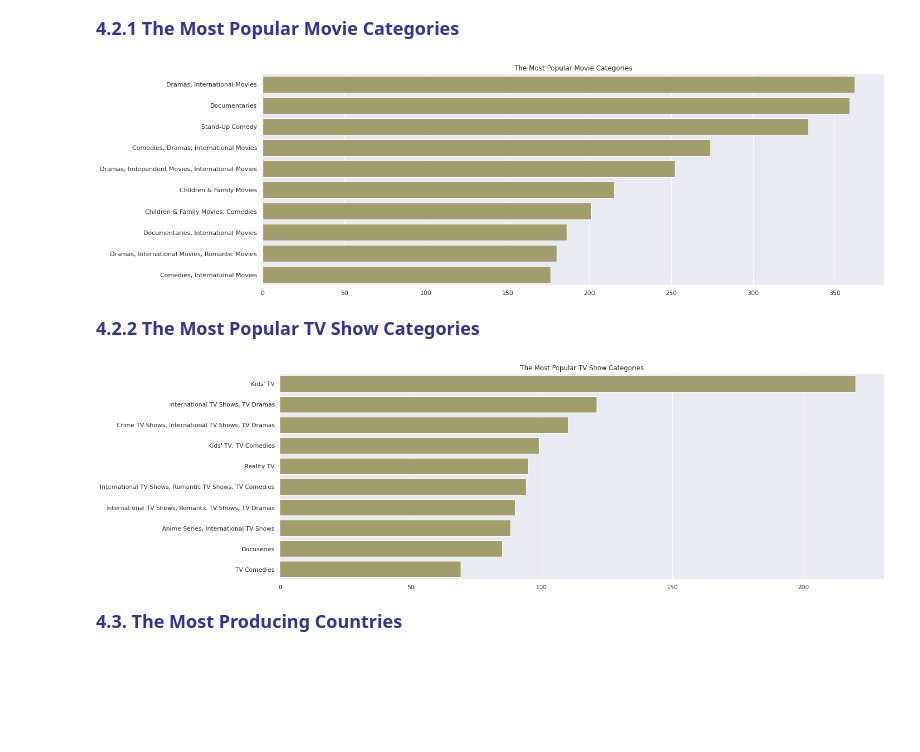
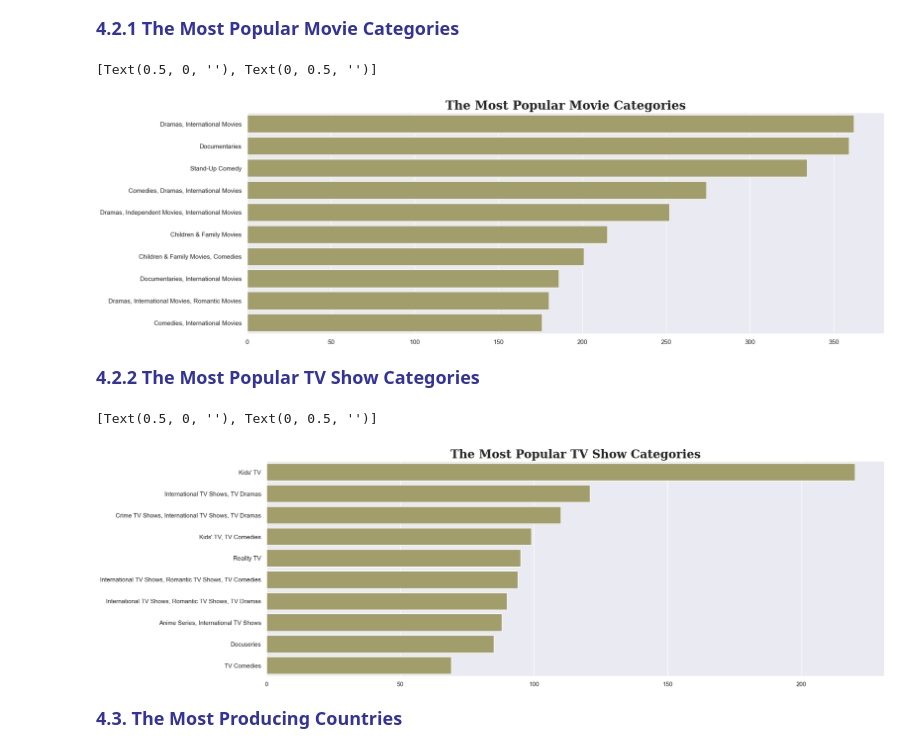
Before and after one commit to felicebenita/felicebtan.github.io, a Jupyter notebook: jupyter-notebook/netflix-eda-visualization.ipynb, the cells around one changed output. Drawn from its saved outputs; the diff is of its cells as text; code cells hidden in the pictures; blank space fills up the shorter version.

```diff
--- a/jupyter-notebook/netflix-eda-visualization.ipynb
+++ b/jupyter-notebook/netflix-eda-visualization.ipynb
@@ -17,6 +16,6 @@ from wordcloud import WordCloud
 # %%
 # Reading data
-df = pd.read_csv('../input/netflix-shows/netflix_titles.csv') # Loading data
+df = pd.read_csv('D:/Pedoman/Porto Folios/Netflix Movies and TV Shows/netflix_titles.csv') # Loading data
 df.head() # Displaying the first 5 lines of the dataset
 # %% [output]
 |  | show_id | type | title | director | cast | country | date_added | release_year | rating | duration | ... |
@@ -210,13 +208,16 @@ plt.show()
 # %%
 movies_cat = df[df['type'] == 'Movie']
 movies_cat = movies_cat[movies_cat['listed_in'] != 'Unspecified']
 movies_cat = movies_cat.groupby('listed_in').agg({'show_id':'count'}).rename({'show_id': 'total_cat'}, axis = 1)
 movies_cat = movies_cat.sort_values(['total_cat'], ascending = (False)).head(10).reset_index()
 
 sns.set(rc = {'figure.figsize': (20, 7)})
-ax = sns.barplot(x="total_cat", y="listed_in", data=movies_cat, color="#aaa662").set(title="The Most Popular Movie Categories", xlabel=None, ylabel=None)
+ax = sns.barplot(x="total_cat", y="listed_in", data=movies_cat, color="#aaa662")
+ax.set_title("The Most Popular Movie Categories", fontfamily='serif', fontsize=21, fontweight='bold')
+ax.set(xlabel=None, ylabel=None)
 # %% [output]
+[Text(0.5, 0, ''), Text(0, 0.5, '')]
-[figure, old version]
+[figure, new version]
 # %% [markdown]
 <span style="padding-left:20px; font-size:18px; color:#339; font-weight:bold">4.2.2 The Most Popular TV Show Categories</span>
 # %%
@@ -226,9 +227,12 @@ tvshows_cat = tvshows_cat.groupby('listed_in').agg({'show_id':'count'}).rename({
 tvshows_cat = tvshows_cat.sort_values(['total_cat'], ascending = (False)).head(10).reset_index()
 
 sns.set(rc = {'figure.figsize': (20, 7)})
-ax = sns.barplot(x="total_cat", y="listed_in", data=tvshows_cat, color="#aaa662").set(title="The Most Popular TV Show Categories", xlabel=None, ylabel=None)
+ax = sns.barplot(x="total_cat", y="listed_in", data=tvshows_cat, color="#aaa662")
+ax.set_title("The Most Popular TV Show Categories", fontfamily='serif', fontsize=21, fontweight='bold')
+ax.set(xlabel=None, ylabel=None)
 # %% [output]
+[Text(0.5, 0, ''), Text(0, 0.5, '')]
-[figure, old version]
+[figure, new version]
 # %% [markdown]
 <span style="padding-left:17px; font-size:18px; color:#339; font-weight:bold">4.3. The Most Producing Countries</span>
 # %% [markdown]
```
Also changed, not shown: parts of 14 cells of this notebook, 2 other files.
